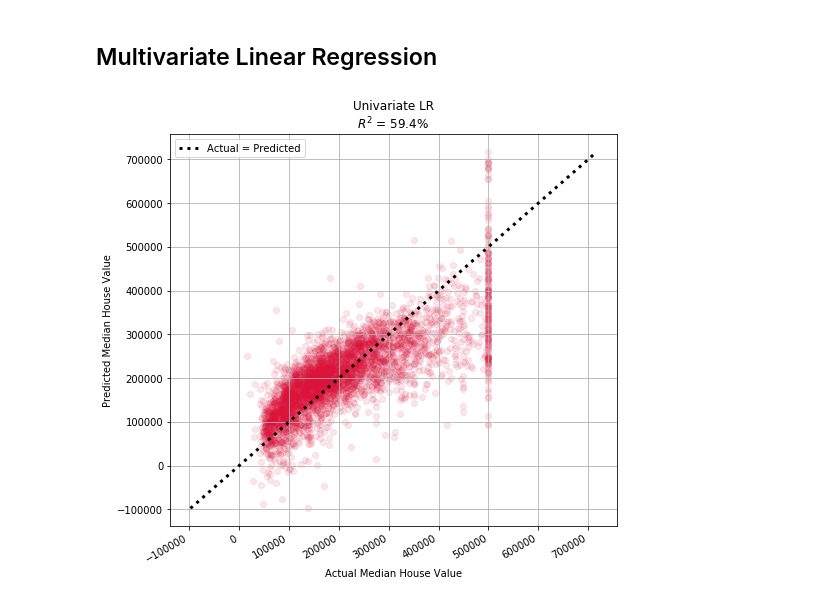
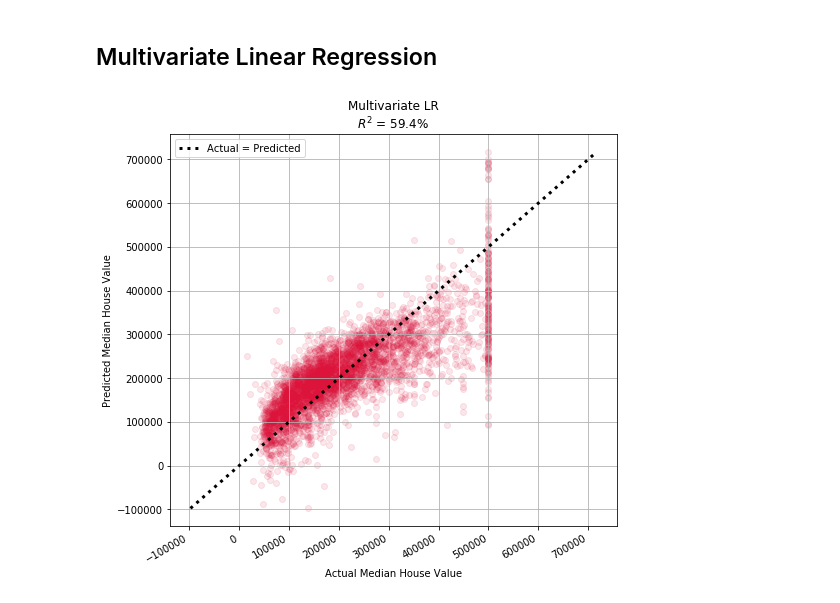
Before and after one commit to cgkr/OMAE2019_ShortCourse, a Jupyter notebook: californiaHousing_multivariateLR.ipynb, the cells around one changed output. Saved outputs shown, nothing was run; the diff lists cells and outputs as text; code cells hidden in the pictures.

```diff
--- a/californiaHousing_multivariateLR.ipynb
+++ b/californiaHousing_multivariateLR.ipynb
@@ -47,22 +48,22 @@ y_pred = multiLR.predict(X_test)
 # %%
 from sklearn.metrics import r2_score
 
 fig = plt.figure(figsize=(8,8))
 
 minv = min(y_test.min(), y_pred.min())
 maxv = max(y_test.max(), y_pred.max())
 
 plt.scatter(y_test, y_pred, alpha=0.1, c='crimson')
 plt.plot([minv, maxv], [minv, maxv], c='k', linestyle=':', linewidth=3, label='Actual = Predicted')
 
-plt.title('Univariate LR\n$R^2$ = {:.1f}%'.format(100*r2_score(y_test, y_pred)))
+plt.title('Multivariate LR\n$R^2$ = {:.1f}%'.format(100*r2_score(y_test, y_pred)))
 plt.xlabel('Actual Median House Value')
 plt.ylabel('Predicted Median House Value')
 
 plt.grid()
 plt.legend()
 
 fig.autofmt_xdate()
 plt.show()
 # %% [output]
-[figure, old version]
+[figure, new version]
```
Also changed, not shown: parts of 1 cell of this notebook, 1 other file.
